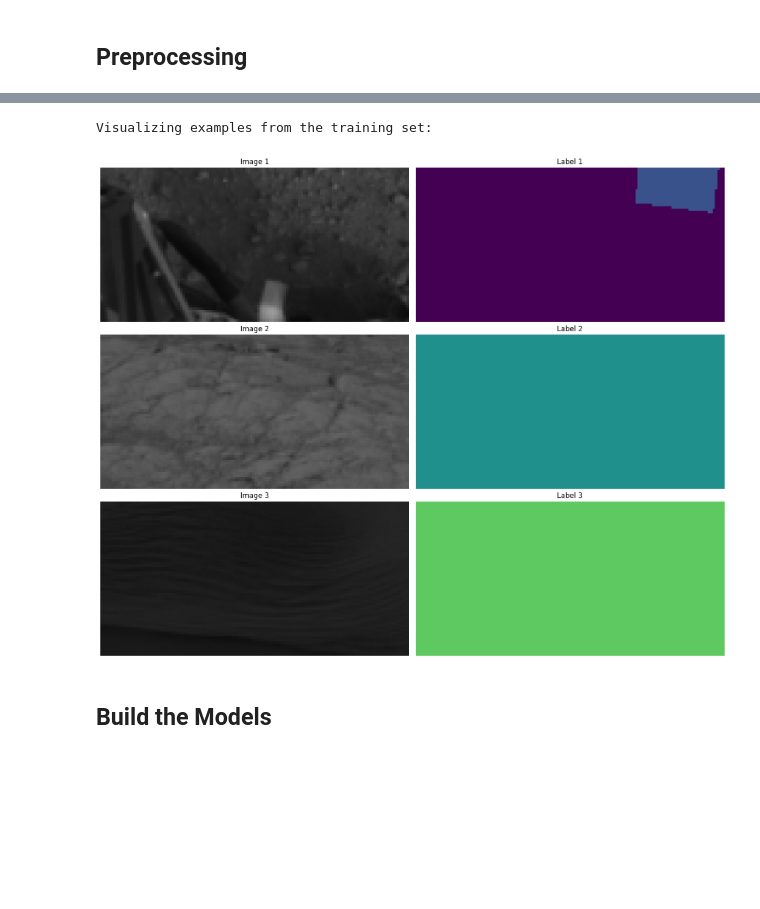
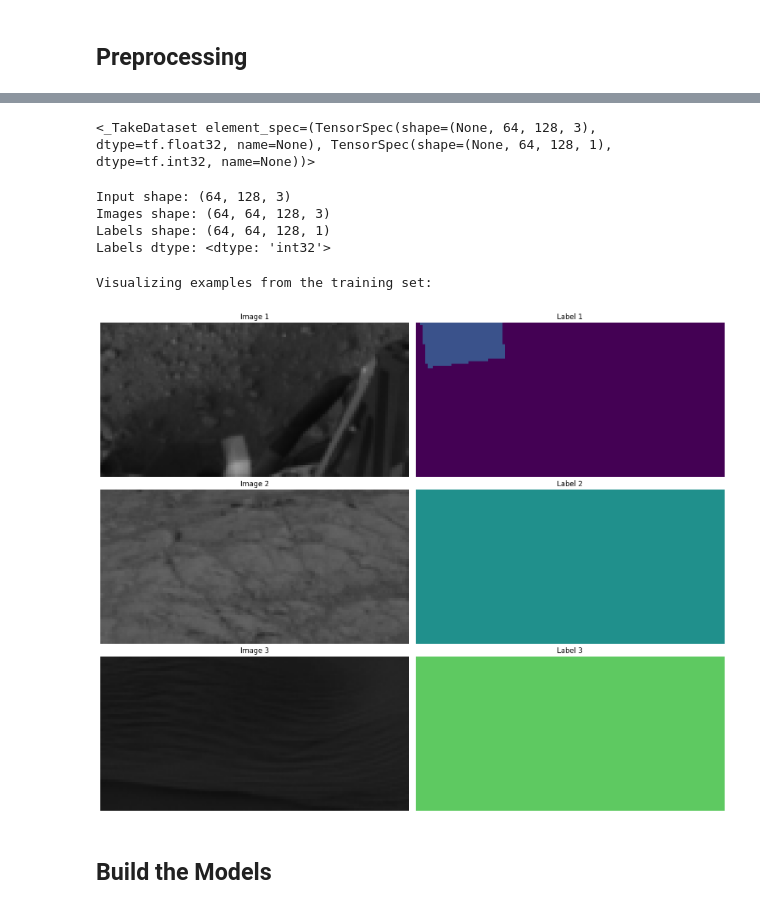
Before and after one commit to sissamatteo29/MarsTerrainSemanticSegmentation, a Jupyter notebook: angela-s-notebook.ipynb, the cells around one changed output, grey strips where cells are left out. Saved outputs shown, nothing was run; the diff lists cells and outputs as text; code cells hidden in the pictures; blank space fills up the shorter version.

Commit message:
0.50019 on kaggle
clean data, augmentation, attention u_net + dice loss

```diff
--- a/angela-s-notebook.ipynb
+++ b/angela-s-notebook.ipynb
@@ -50,6 +55,9 @@ training_set = data["training_set"]
 images = training_set[:, 0]
 labels = training_set[:, 1]
 
+images = images.astype(np.uint8)
+labels = labels.astype(np.uint8)
+
 print(f"Training X shape: {images.shape}")
 print(f"Training y shape: {labels.shape}")
 # %% [output]
@@ -142,0 +154,7 @@ train_img.shape
+# %%
+train_img_i, train_lbl_i = apply_intensity_transform(train_img, train_lbl)
+train_img_g, train_lbl_g = apply_geometric_transform(train_img, train_lbl)
+train_img_t, train_lbl_t = apply_total_transform(train_img, train_lbl)
+
+train_img = np.concatenate((train_img, train_img_i, train_img_g, train_img_t), axis=0)
+train_lbl = np.concatenate((train_lbl, train_lbl_i, train_lbl_g, train_lbl_t), axis=0)
@@ -218,10 +212,9 @@ def random_flip(image, label, seed=None):
 # %%
 def make_dataset(image_paths, label_paths, batch_size, shuffle=True, augment=False, seed=None):
-
-    """Create a memory-efficient TensorFlow dataset."""
-
+    """
+    Create a memory-efficient TensorFlow dataset.
+    """
     # Create dataset from file paths
-
     dataset = tf.data.Dataset.from_tensor_slices((image_paths, label_paths))
 
     if shuffle:
@@ -233,19 +226,19 @@ def make_dataset(image_paths, label_paths, batch_size, shuffle=True, augment=Fal
         num_parallel_calls=tf.data.AUTOTUNE
     )
 
+    if augment:
+        # Note: If we are not able to integrate the module, let's add it like this
+        dataset = dataset.map(
+            lambda x, y: random_flip(x, y),
+            num_parallel_calls=tf.data.AUTOTUNE
+        )
+
     # Apply category mapping
     dataset = dataset.map(
         lambda x, y: (x, apply_category_mapping(y)),
         num_parallel_calls=tf.data.AUTOTUNE
     )
 
-    if augment:
-        dataset = dataset.map(
-            lambda x, y: random_flip(x, y, seed=seed),
-            num_parallel_calls=tf.data.AUTOTUNE
-    )
-
-
     # Batch the data
     dataset = dataset.batch(batch_size, drop_remainder=False)
     dataset = dataset.prefetch(tf.data.AUTOTUNE)
@@ -301,21 +284,34 @@ Labels dtype: <dtype: 'int32'>
+# %%
+train_dataset.take(1)
+# %% [output]
+<_TakeDataset element_spec=(TensorSpec(shape=(None, 64, 128, 3), dtype=tf.float32, name=None), TensorSpec(shape=(None, 64, 128, 1), dtype=tf.int32, name=None))>
+# %%
+# Check the shape of the data
+for images, labels in train_dataset.take(1):
+    input_shape = images.shape[1:]
+    print(f"Input shape: {input_shape}")
+    print("Images shape:", images.shape)
+    print("Labels shape:", labels.shape)
+    print("Labels dtype:", labels.dtype)
+    break
+# %% [output]
+Input shape: (64, 128, 3)
+Images shape: (64, 64, 128, 3)
+Labels shape: (64, 64, 128, 1)
+Labels dtype: <dtype: 'int32'>
 # %%
 def create_segmentation_colormap(num_classes):
-
     """
     Create a linear colormap using a predefined palette.
     Uses 'viridis' as default because it is perceptually uniform
     and works well for colorblindness.
     """
-
     return plt.cm.viridis(np.linspace(0, 1, num_classes))
 
-
 def apply_colormap(label, colormap=None):
-
     """
     Apply the colormap to a label.
     """
-
     # Ensure label is 2D
     label = np.squeeze(label)
 
@@ -328,44 +324,41 @@ def apply_colormap(label, colormap=None):
 
     return colored
 
-
-
 def plot_sample_batch(dataset, num_samples=3):
-
-    """Display some image and label pairs from the dataset."""
-
+    """
+    Display some image and label pairs from the dataset.
+    """
     plt.figure(figsize=(15, 4*num_samples))
 
     for images, labels in dataset.take(1):
         labels_np = labels.numpy()
         num_classes = len(np.unique(labels_np))
         colormap = create_segmentation_colormap(num_classes)
 
         for j in range(min(num_samples, len(images))):
-
             # Plot original image
             plt.subplot(num_samples, 2, j*2 + 1)
             plt.imshow(images[j])
             plt.title(f'Image {j+1}')
             plt.axis('off')
 
             # Plot colored label
             plt.subplot(num_samples, 2, j*2 + 2)
             colored_label = apply_colormap(labels_np[j], colormap)
             plt.imshow(colored_label)
             plt.title(f'Label {j+1}')
             plt.axis('off')
 
     plt.tight_layout()
     plt.show()
     plt.close()
 
 # Visualize examples from the training set
 print("Visualizing examples from the training set:")
 plot_sample_batch(train_dataset, num_samples=3)
 # %% [output]
 Visualizing examples from the training set:
-[figure, old version]
+[figure, new version]
 # %% [markdown]
 ## Build the Models
 # %% [markdown]
```
Also changed, not shown: parts of 20 cells of this notebook.
